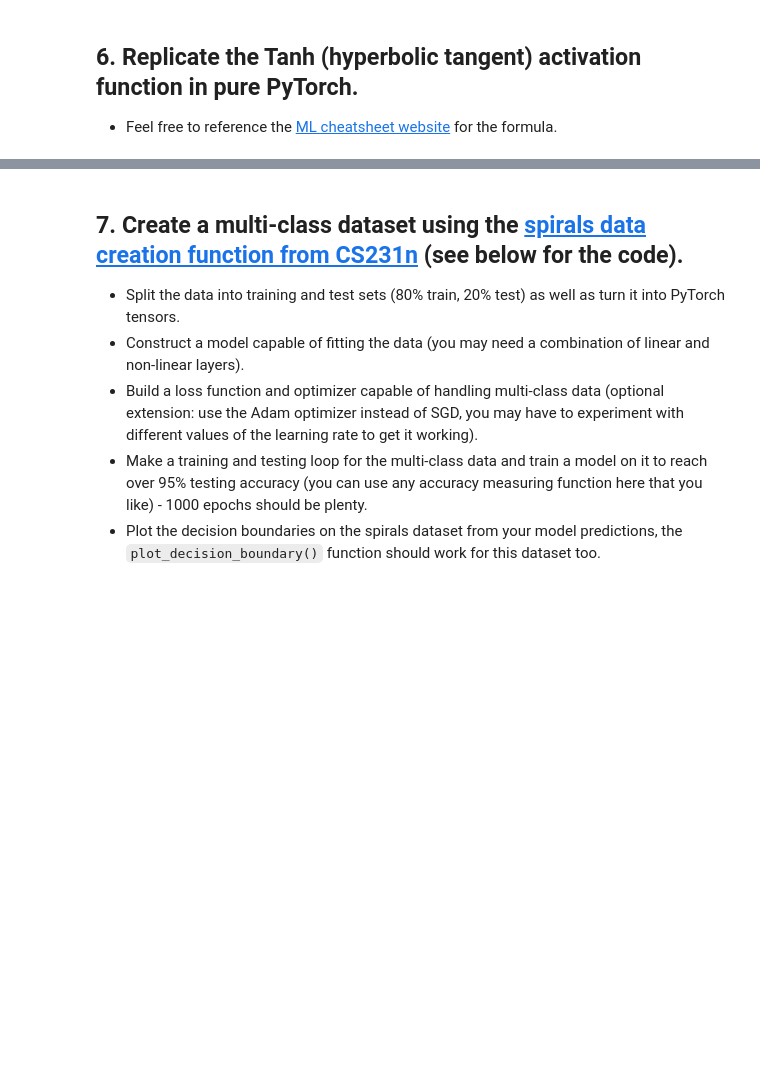
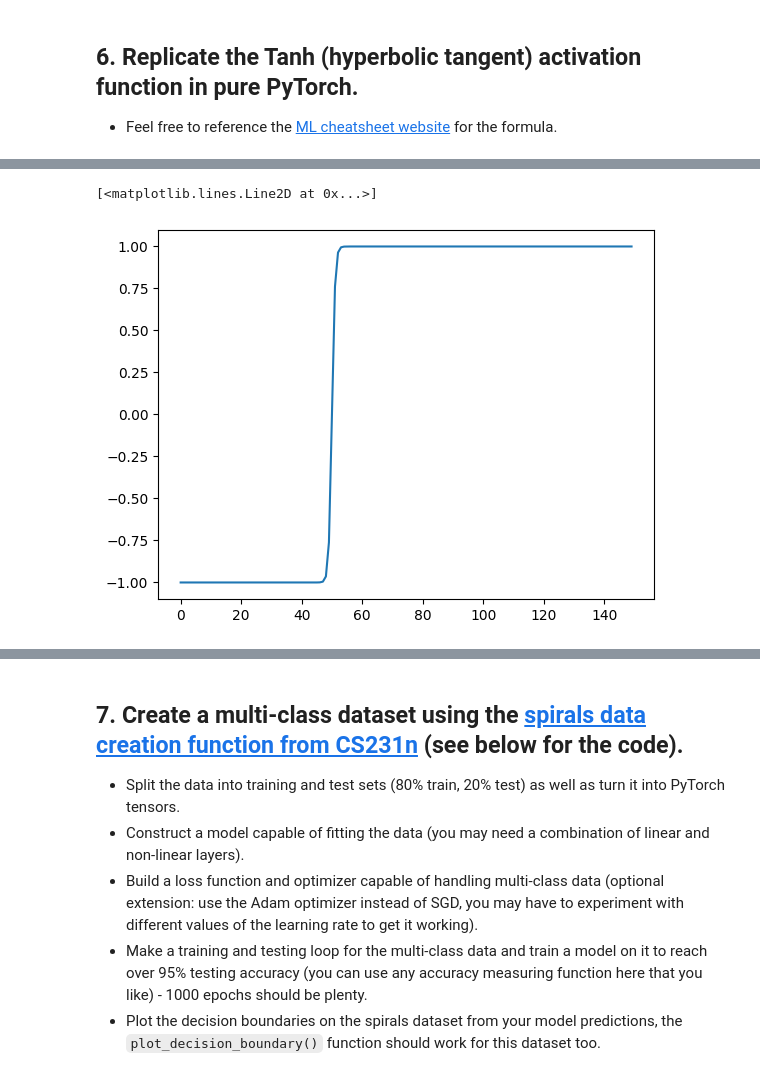
Before and after one commit to FrojdJocke/PyTorch-ZTM, a Jupyter notebook: extras/exercises/02_pytorch_classification_exercises.ipynb, the cells around one changed output, grey strips where cells are left out. Saved outputs shown, nothing was run; the diff lists cells and outputs as text; code cells hidden in the pictures; blank space fills up the shorter version.

```diff
--- a/extras/exercises/02_pytorch_classification_exercises.ipynb
+++ b/extras/exercises/02_pytorch_classification_exercises.ipynb
@@ -259,2 +298,6 @@ def plot_decision_boundary(model, X, y):
 # %%
 # Test torch.tanh() on the tensor and plot it
+plt.plot(torch.tanh(LINE_TENSOR))
+# %% [output]
+[<matplotlib.lines.Line2D at 0x...>]
+[figure, added]
```
Also changed, not shown: parts of 21 cells of this notebook, 2 other files.
